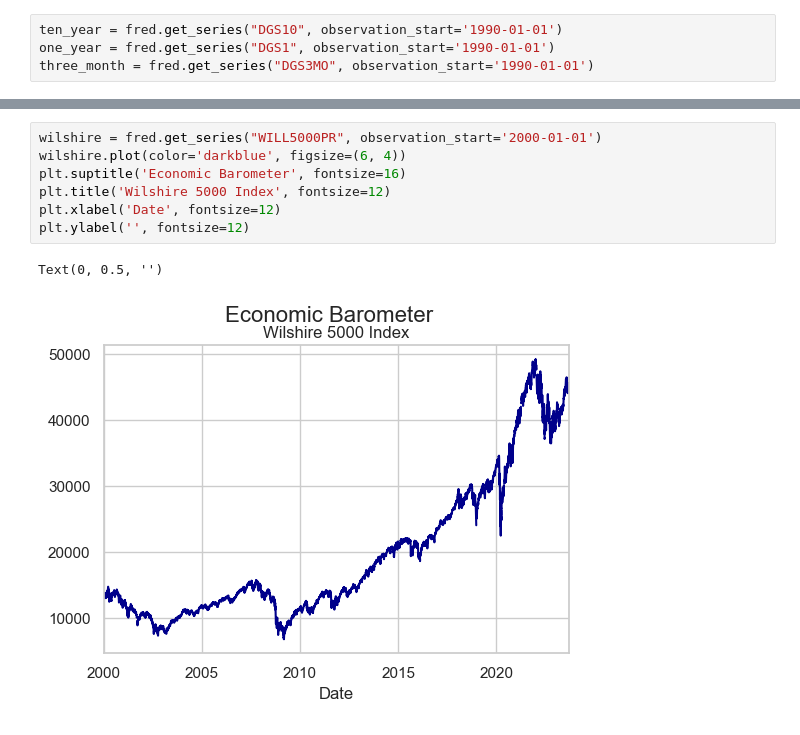
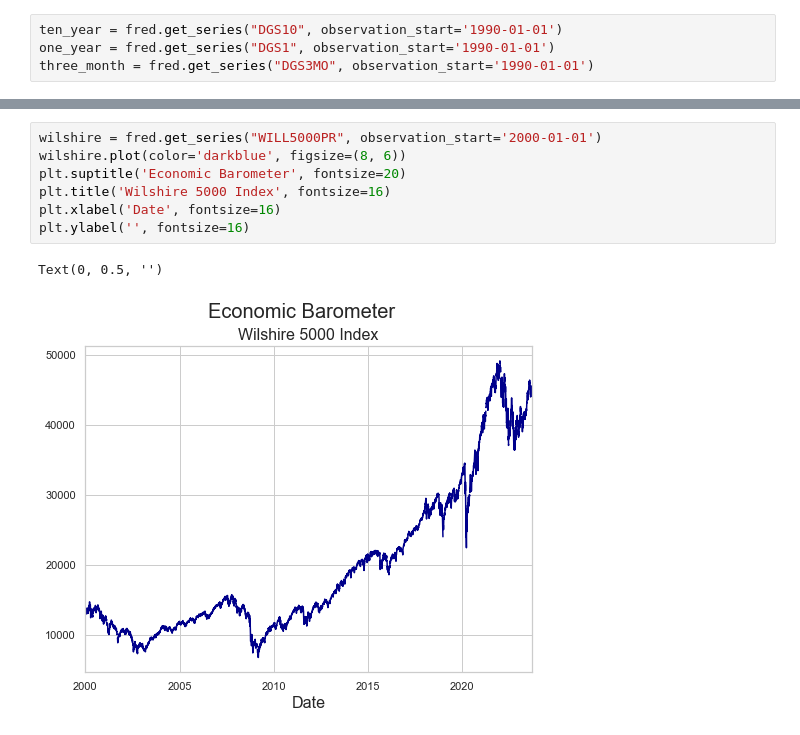
Before and after one commit to thsavage/Macroeconomic-Talking-Points, a Jupyter notebook: Macroeconomic Talking Points.ipynb, the cells around one changed output, grey strips where cells are left out. Saved outputs shown, nothing was run; the diff lists cells and outputs as text.

```diff
--- a/Macroeconomic Talking Points.ipynb
+++ b/Macroeconomic Talking Points.ipynb
@@ -115,12 +124,12 @@ Text(0, 0.5, 'Tillions $')
 # %%
 wilshire = fred.get_series("WILL5000PR", observation_start='2000-01-01')
-wilshire.plot(color='darkblue', figsize=(6, 4))
-plt.suptitle('Economic Barometer', fontsize=16)
-plt.title('Wilshire 5000 Index', fontsize=12)
-plt.xlabel('Date', fontsize=12)
-plt.ylabel('', fontsize=12)
+wilshire.plot(color='darkblue', figsize=(8, 6))
+plt.suptitle('Economic Barometer', fontsize=20)
+plt.title('Wilshire 5000 Index', fontsize=16)
+plt.xlabel('Date', fontsize=16)
+plt.ylabel('', fontsize=16)
 # %% [output]
 Text(0, 0.5, '')
-[figure, old version]
+[figure, new version]
 # %%
 break_even = fred.get_series("T10YIE", observation_start='1990-01-01').dropna()
```
Also changed, not shown: parts of 20 cells of this notebook, 1 other file.
